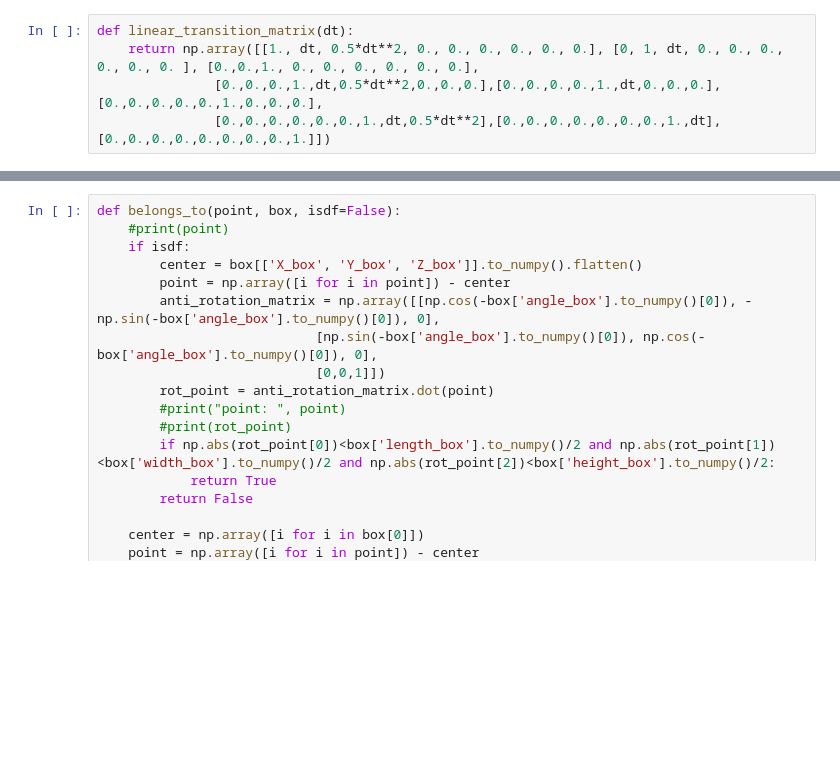
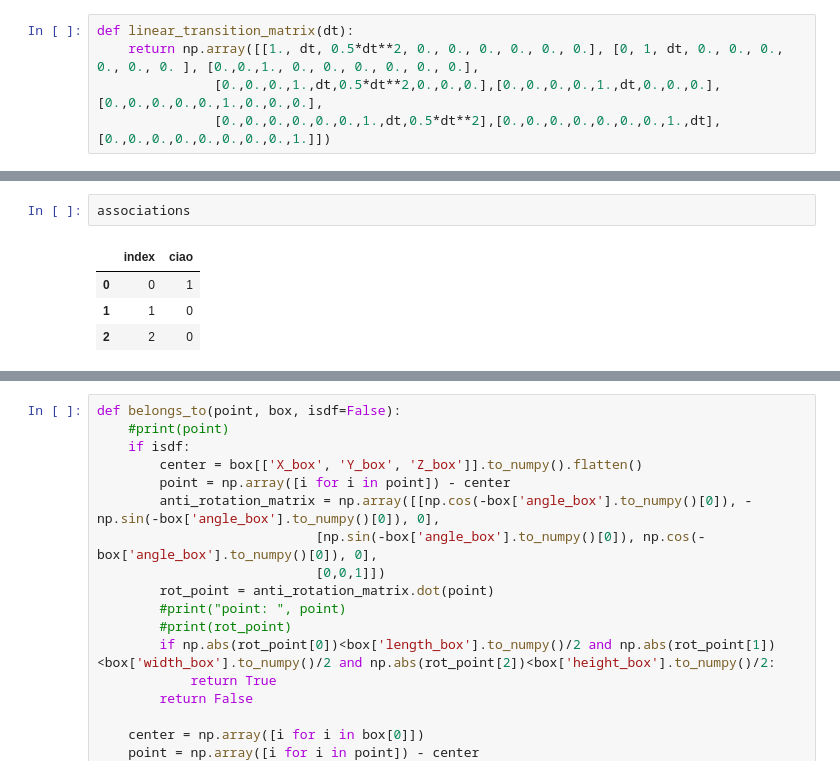
Before and after one commit to davidecarrara98/Multi-Object-Tracking-in-Complex-Urban-Scenarios, a Jupyter notebook: Under Development/Vale/Tracker class + Kalman Filter.ipynb, the cells around one changed output, grey strips where cells are left out. Cells and saved outputs as stored; diff of their text form; blank space fills up the shorter version.

```diff
--- a/Under Development/Vale/Tracker class + Kalman Filter.ipynb
+++ b/Under Development/Vale/Tracker class + Kalman Filter.ipynb
@@ -290,0 +318,7 @@ class Object:
+# %%
+associations
+# %% [output]
+|  | index | ciao |
+| 0 | 0 | 1 |
+| 1 | 1 | 0 |
+| 2 | 2 | 0 |
```
Also changed, not shown: parts of 12 cells of this notebook.
